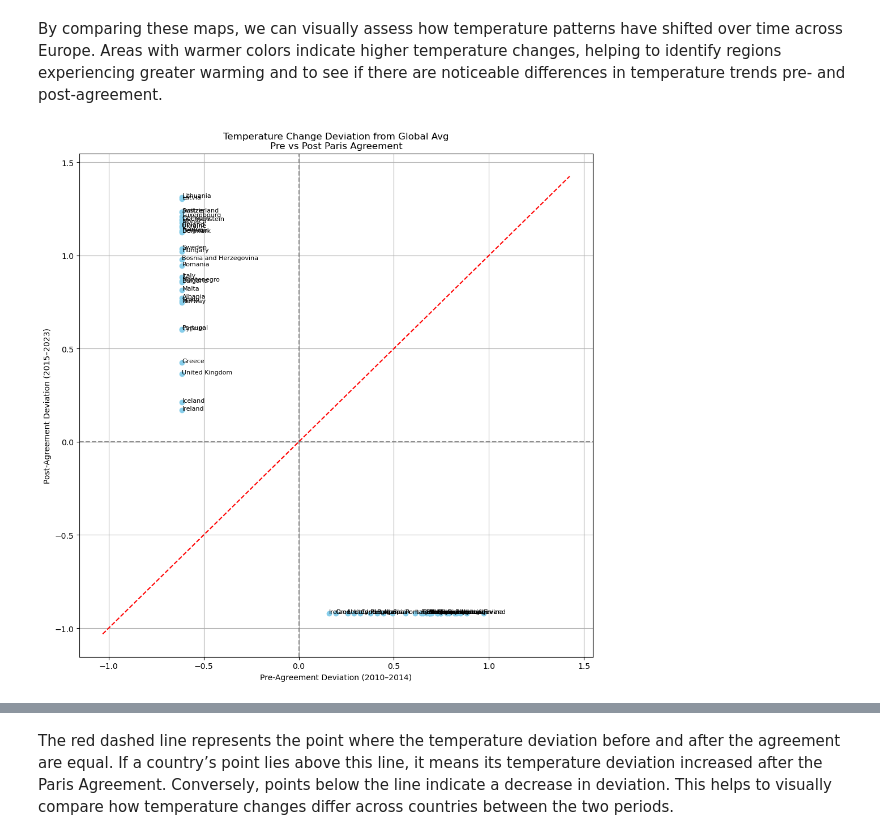
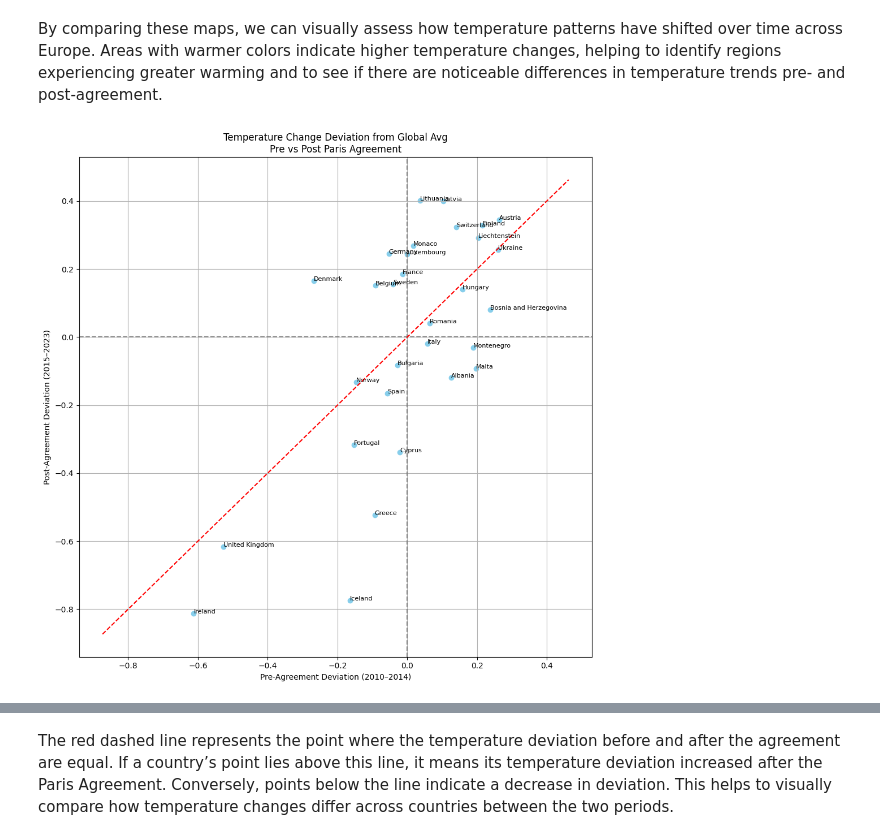
Before and after one commit to Filusion/PR2515, a Jupyter notebook: CO2_Paris_Agreement.ipynb, the cells around one changed output, grey strips where cells are left out. Drawn from its saved outputs; the diff is of its cells as text; code cells hidden in the pictures.

```diff
--- a/CO2_Paris_Agreement.ipynb
+++ b/CO2_Paris_Agreement.ipynb
@@ -365,16 +421,29 @@ plt.show()
 # %% [markdown]
 By comparing these maps, we can visually assess how temperature patterns have shifted over time across Europe. Areas with warmer colors indicate higher temperature changes, helping to identify regions experiencing greater warming and to see if there are noticeable differences in temperature trends pre- and post-agreement.
+# %%
+# Pre (5-year average before 2015)
+# Post (5-year average after 2015)
+pre_df = merged_df[(merged_df['Year'] >= 2010) & (merged_df['Year'] < 2015)]
+post_df = merged_df[(merged_df['Year'] >= 2015) & (merged_df['Year'] <= 2023)]
+
+# Country averages
+pre_avg = pre_df.groupby('Entity')['Temperature Change'].mean().reset_index(name='Pre_Avg')
+post_avg = post_df.groupby('Entity')['Temperature Change'].mean().reset_index(name='Post_Avg')
+
+# Global averages (assuming your dataframe includes global or you calculate it)
+global_pre_avg = pre_df['Temperature Change'].mean()
+global_post_avg = post_df['Temperature Change'].mean()
+
+# Merge for scatter plotting
+deviation_df = pd.merge(pre_avg, post_avg, on='Entity')
+deviation_df['Pre_Deviation'] = deviation_df['Pre_Avg'] - global_pre_avg
+deviation_df['Post_Deviation'] = deviation_df['Post_Avg'] - global_post_avg
 # %%
-deviation_df = combined_avg.copy()
-deviation_df.fillna(0)
-
+# Rename columns for clarity
 deviation_df = deviation_df.rename(columns={
     'Temperature Change_x': 'Pre_Avg',
     'Temperature Change_y': 'Post_Avg'
 })
-
-deviation_df['Post_Avg'] = deviation_df['Post_Avg'].fillna(0)
-deviation_df['Pre_Avg'] = deviation_df['Pre_Avg'].fillna(0)
 
 # Calculate global averages
 global_pre_avg = deviation_df['Pre_Avg'].mean()
@@ -382,36 +451,31 @@ global_post_avg = deviation_df['Post_Avg'].mean()
 
 # Compute deviation from global average
 deviation_df['Pre_Deviation'] = deviation_df['Pre_Avg'] - global_pre_avg
 deviation_df['Post_Deviation'] = deviation_df['Post_Avg'] - global_post_avg
-
-# deviation_df['Post_Deviation'] = deviation_df['Post_Deviation'].fillna(0)
-# deviation_df['Pre_Deviation'] = deviation_df['Pre_Deviation'].fillna(0)
-
-
 
 # Scatter plot
 plt.figure(figsize=(10, 10))
 plt.scatter(deviation_df['Pre_Deviation'], deviation_df['Post_Deviation'], color='skyblue')
 
 # Add horizontal and vertical lines at 0
 plt.axhline(0, color='gray', linestyle='--')
 plt.axvline(0, color='gray', linestyle='--')
 
 lims = [
     np.min([plt.xlim()[0], plt.ylim()[0]]),  # min of x and y axis limits
     np.max([plt.xlim()[1], plt.ylim()[1]])   # max of x and y axis limits
 ]
 plt.plot(lims, lims, 'r--', label='Global Trend (y=x)')
 
 # Annotate country names
 for i, row in deviation_df.iterrows():
     plt.text(row['Pre_Deviation'], row['Post_Deviation'], row['Entity'], fontsize=8)
 
 plt.title('Temperature Change Deviation from Global Avg\nPre vs Post Paris Agreement')
 plt.xlabel('Pre-Agreement Deviation (2010–2014)')
 plt.ylabel('Post-Agreement Deviation (2015–2023)')
 plt.grid(True)
 plt.tight_layout()
 plt.show()
 # %% [output]
-[figure, old version]
+[figure, new version]
```
Also changed, not shown: parts of 8 cells of this notebook.
